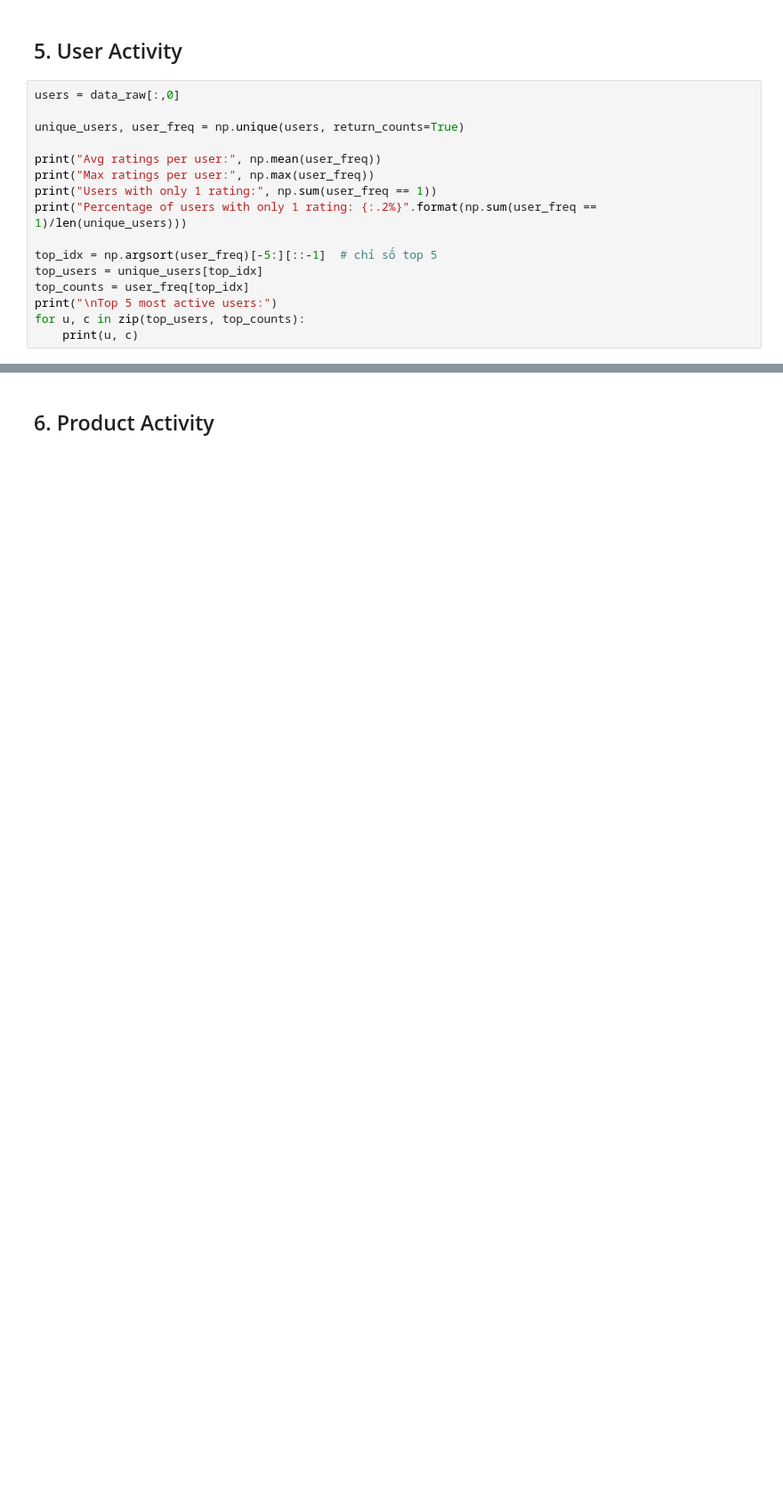
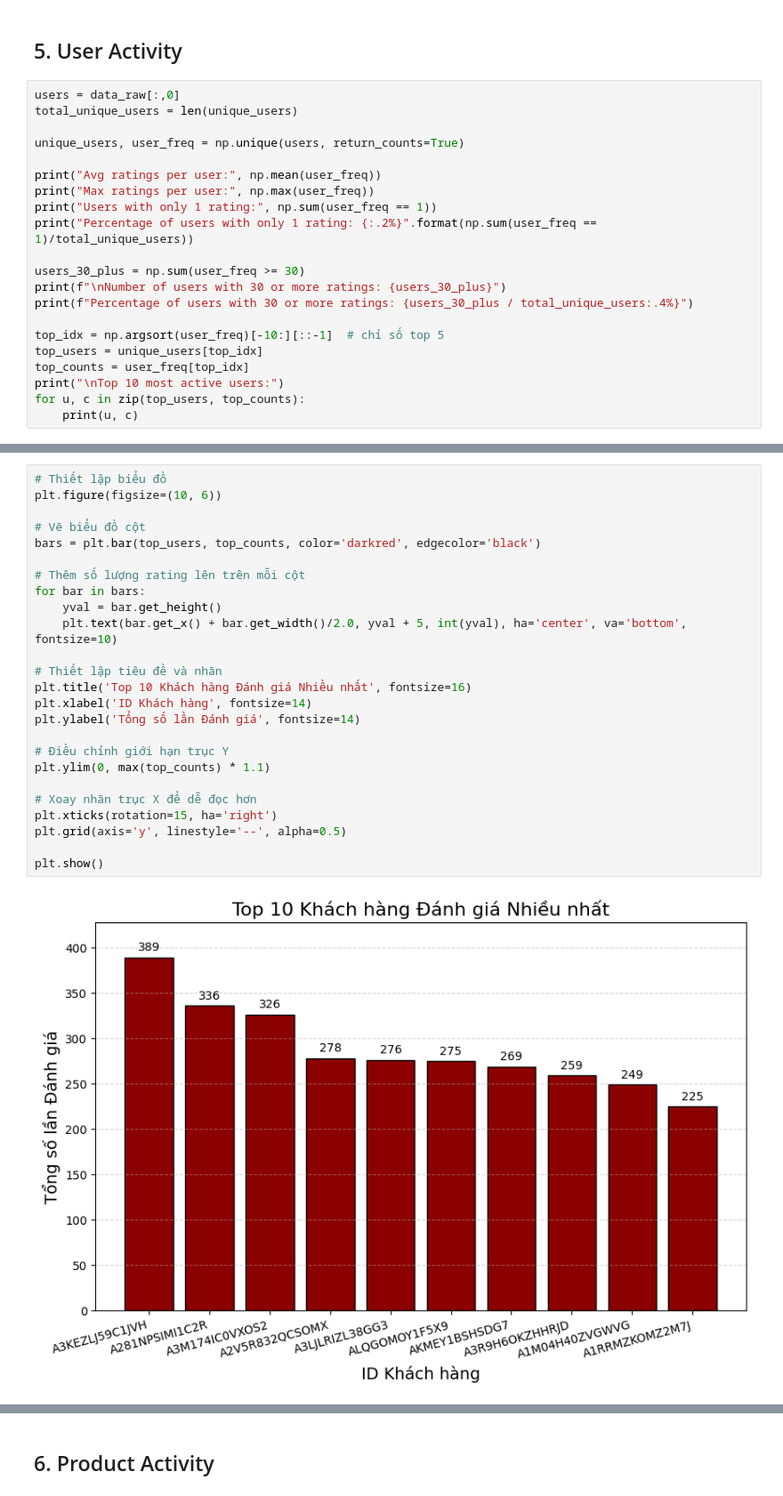
Before and after one commit to Hutaph/amazon-recommender-system, a Jupyter notebook: notebooks/01_data_exploration.ipynb, the cells around one changed output, grey strips where cells are left out. Shown: that part at 89% size. Saved outputs shown, nothing was run; the diff lists cells and outputs as text; blank space fills up the shorter version.

```diff
--- a/notebooks/01_data_exploration.ipynb
+++ b/notebooks/01_data_exploration.ipynb
@@ -82,18 +148,23 @@ Average rating: 4.149035871225415
 ## 5. User Activity
 # %%
 users = data_raw[:,0]
+total_unique_users = len(unique_users)
 
 unique_users, user_freq = np.unique(users, return_counts=True)
 
 print("Avg ratings per user:", np.mean(user_freq))
 print("Max ratings per user:", np.max(user_freq))
 print("Users with only 1 rating:", np.sum(user_freq == 1))
-print("Percentage of users with only 1 rating: {:.2%}".format(np.sum(user_freq == 1)/len(unique_users)))
+print("Percentage of users with only 1 rating: {:.2%}".format(np.sum(user_freq == 1)/total_unique_users))
 
-top_idx = np.argsort(user_freq)[-5:][::-1]  # chỉ số top 5
+users_30_plus = np.sum(user_freq >= 30)
+print(f"\nNumber of users with 30 or more ratings: {users_30_plus}")
+print(f"Percentage of users with 30 or more ratings: {users_30_plus / total_unique_users:.4%}")
+
+top_idx = np.argsort(user_freq)[-10:][::-1]  # chỉ số top 5
 top_users = unique_users[top_idx]
 top_counts = user_freq[top_idx]
-print("\nTop 5 most active users:")
+print("\nTop 10 most active users:")
 for u, c in zip(top_users, top_counts):
     print(u, c)
 # %% [output]
@@ -120,0 +229,27 @@ A3LJLRIZL38GG3 276
+# %%
+# Thiết lập biểu đồ
+plt.figure(figsize=(10, 6))
+
+# Vẽ biểu đồ cột
+bars = plt.bar(top_users, top_counts, color='darkred', edgecolor='black')
+
+# Thêm số lượng rating lên trên mỗi cột
+for bar in bars:
+    yval = bar.get_height()
+    plt.text(bar.get_x() + bar.get_width()/2.0, yval + 5, int(yval), ha='center', va='bottom', fontsize=10)
+
+# Thiết lập tiêu đề và nhãn
+plt.title('Top 10 Khách hàng Đánh giá Nhiều nhất', fontsize=16)
+plt.xlabel('ID Khách hàng', fontsize=14)
+plt.ylabel('Tổng số lần Đánh giá', fontsize=14)
+
+# Điều chỉnh giới hạn trục Y
+plt.ylim(0, max(top_counts) * 1.1)
+
+# Xoay nhãn trục X để dễ đọc hơn
+plt.xticks(rotation=15, ha='right')
+plt.grid(axis='y', linestyle='--', alpha=0.5)
+
+plt.show()
+# %% [output]
+[figure, added]
```
Also changed, not shown: parts of 25 cells of this notebook.
